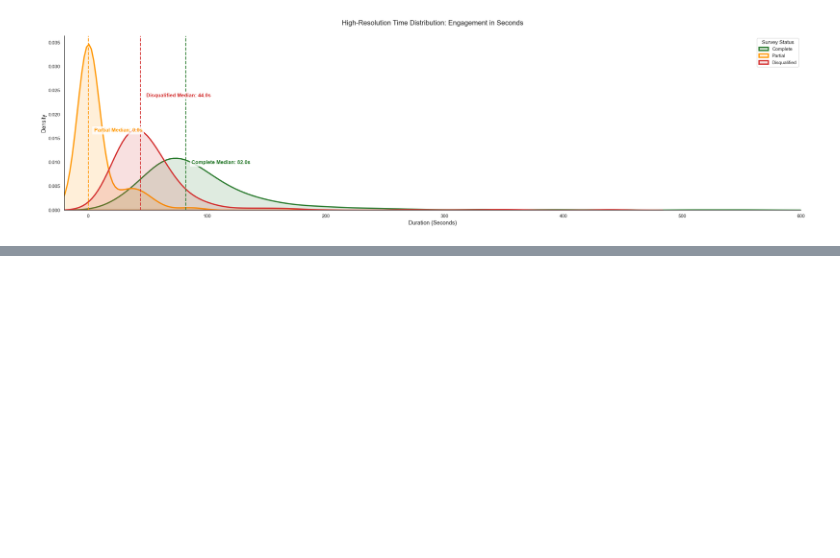
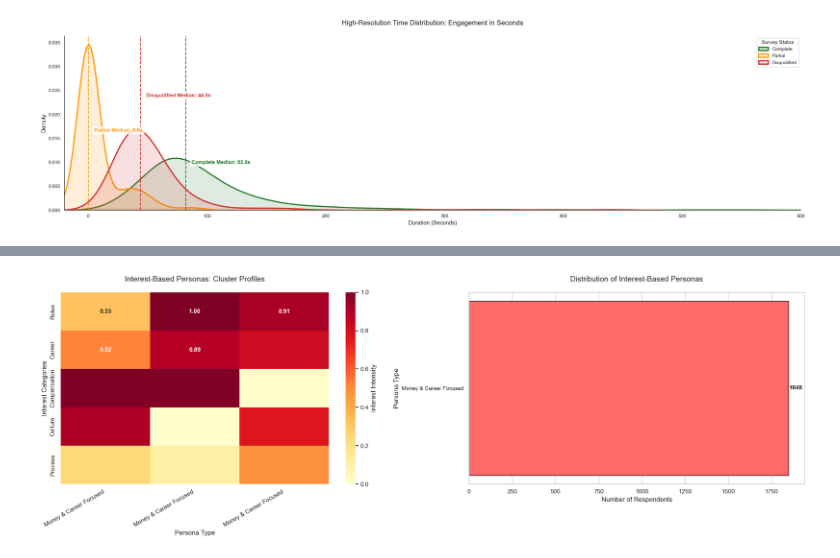
Before and after one commit to DhiraPT/datathon-2026, a Jupyter notebook: final_datathon_2026.ipynb, the cells around one changed output, grey strips where cells are left out. Cells and saved outputs as stored; diff of their text form; code cells hidden in the pictures; blank space fills up the shorter version.

```diff
--- a/final_datathon_2026.ipynb
+++ b/final_datathon_2026.ipynb
@@ -279,0 +295,92 @@ Passing `palette` without assigning `hue` is deprecated and will be removed in v
+# %%
+import pandas as pd
+import numpy as np
+from sklearn.ensemble import RandomForestClassifier
+from sklearn.preprocessing import LabelEncoder
+import matplotlib.pyplot as plt
+import plotly
+import seaborn as sns
+
+sns.set_theme(style="whitegrid", palette="Set2")
+
+
+# Create binary features for "Learn More" interests
+info_cols = ['info_roles', 'info_career', 'info_comp', 'info_culture', 'info_process']
+clustering_data = df[info_cols + ['subject', 'attractiveness']].copy()
+clustering_data[info_cols] = clustering_data[info_cols].notnull().astype(int)
+clustering_clean = clustering_data.dropna(subset=['subject', 'attractiveness'])
+
+# Perform K-Means Clustering
+X_cluster = clustering_clean[info_cols].values
+kmeans = KMeans(n_clusters=3, random_state=42, n_init=10)
+clustering_clean['persona'] = kmeans.fit_predict(X_cluster)
+
+# Label personas based on cluster centers
+cluster_centers = pd.DataFrame(kmeans.cluster_centers_, columns=info_cols)
+persona_labels = []
+for idx, row in cluster_centers.iterrows():
+    # Get the dominant interest (highest value)
+    top_interest = row.idxmax()
+    top_value = row.max()
+
+    # More nuanced labeling based on the dominant interest
+    if top_interest == 'info_comp':
+        label = "Money & Career Focused"
+    elif top_interest == 'info_culture':
+        label = "Work-Life Balance Focused"
+    elif top_interest == 'info_career':
+        label = "Career Growth Focused"
+    elif top_interest == 'info_roles':
+        label = "Roles & Exploration Focused"
+    elif top_interest == 'info_process':
+        label = "Process & Application Focused"
+    else:
+        # Fallback: check second highest
+        top_two = row.nlargest(2)
+        if 'info_comp' in top_two.index or 'info_career' in top_two.index:
+            label = "Money & Career Focused"
+        elif 'info_culture' in top_two.index:
+            label = "Work-Life Balance Focused"
+        else:
+            label = f"Cluster {idx}"
+
+    persona_labels.append(label)
+
+persona_mapping = {i: persona_labels[i] for i in range(3)}
+clustering_clean['persona_label'] = clustering_clean['persona'].map(persona_mapping)
+
+cluster_centers
+
+### Visualization 1: Cluster Centers Heatmap
+fig, axes = plt.subplots(1, 2, figsize=(20, 7))
+
+# Heatmap of cluster characteristics
+sns.heatmap(cluster_centers.T, annot=True, fmt='.2f', cmap='YlOrRd',
+            xticklabels=[persona_labels[i] for i in range(3)],
+            yticklabels=['Roles', 'Career', 'Compensation', 'Culture', 'Process'],
+            ax=axes[0], cbar_kws={'label': 'Interest Intensity'},
+            annot_kws={'size': 11, 'weight': 'bold'})  # Make annotations more visible
+axes[0].set_title('Interest-Based Personas: Cluster Profiles', fontsize=14, pad=20)
+axes[0].set_xlabel('Persona Type', fontsize=12)
+axes[0].set_ylabel('Interest Categories', fontsize=12)
+# Rotate x-axis labels for better readability
+axes[0].set_xticklabels(axes[0].get_xticklabels(), rotation=30, ha='right')
+
+# Persona distribution
+persona_counts = clustering_clean['persona_label'].value_counts()
+colors_persona = ['#FF6B6B', '#4ECDC4', '#45B7D1']
+axes[1].barh(persona_counts.index, persona_counts.values, color=colors_persona, edgecolor='black')
+axes[1].set_title('Distribution of Interest-Based Personas', fontsize=14, pad=20)
+axes[1].set_xlabel('Number of Respondents', fontsize=12)
+axes[1].set_ylabel('Persona Type', fontsize=12)
+
+# Fix y-axis labels to prevent overlapping
+axes[1].tick_params(axis='y', labelsize=10)
+plt.setp(axes[1].get_yticklabels(), rotation=0, ha='right')
+
+for i, v in enumerate(persona_counts.values):
+    axes[1].text(v + 5, i, str(v), va='center', fontweight='bold', fontsize=11)
+
+plt.tight_layout()
+plt.show()
+# %% [output]
@@ -279,0 +397 @@ Passing `palette` without assigning `hue` is deprecated and will be removed in v
+[figure, added]
```
Also changed, not shown: parts of 7 cells of this notebook.
